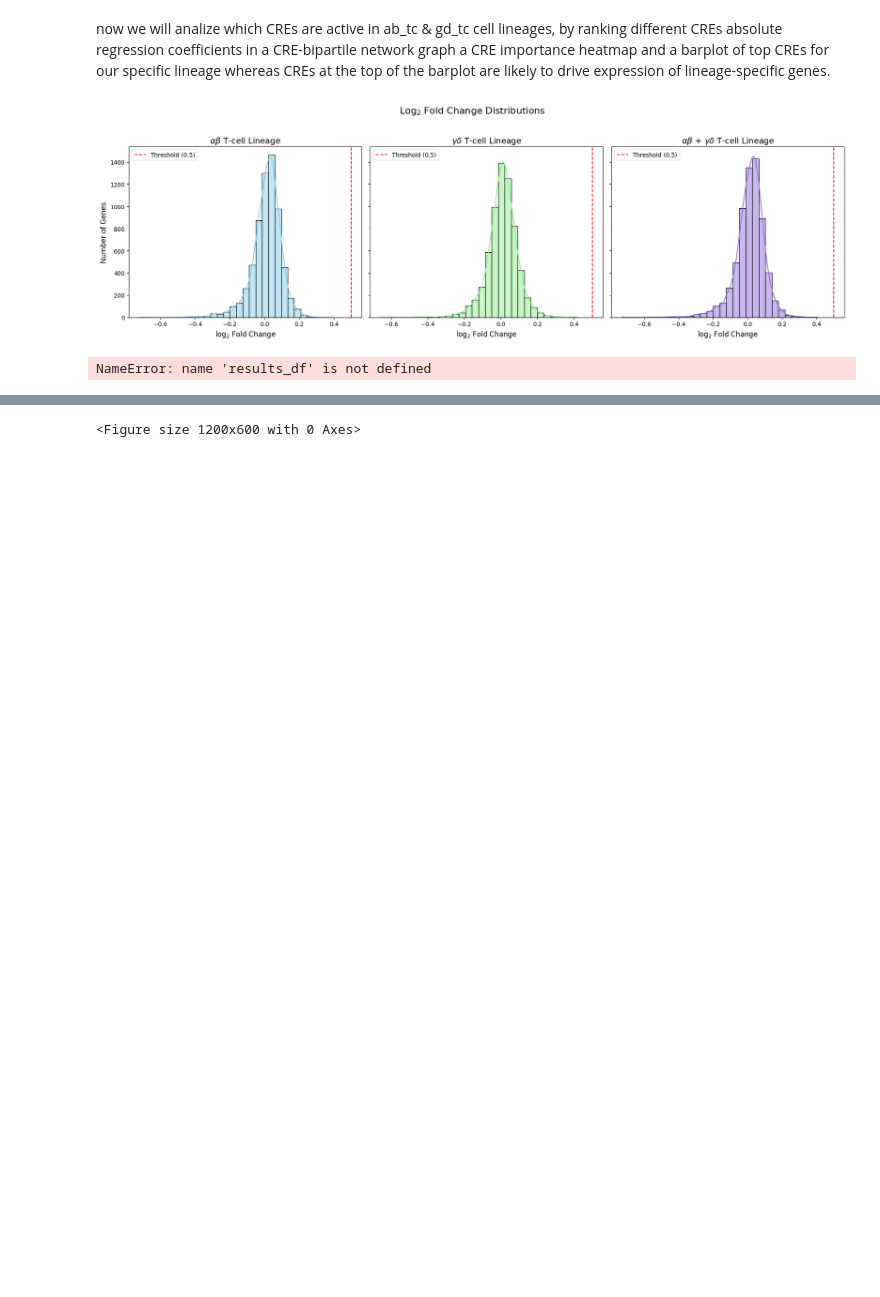
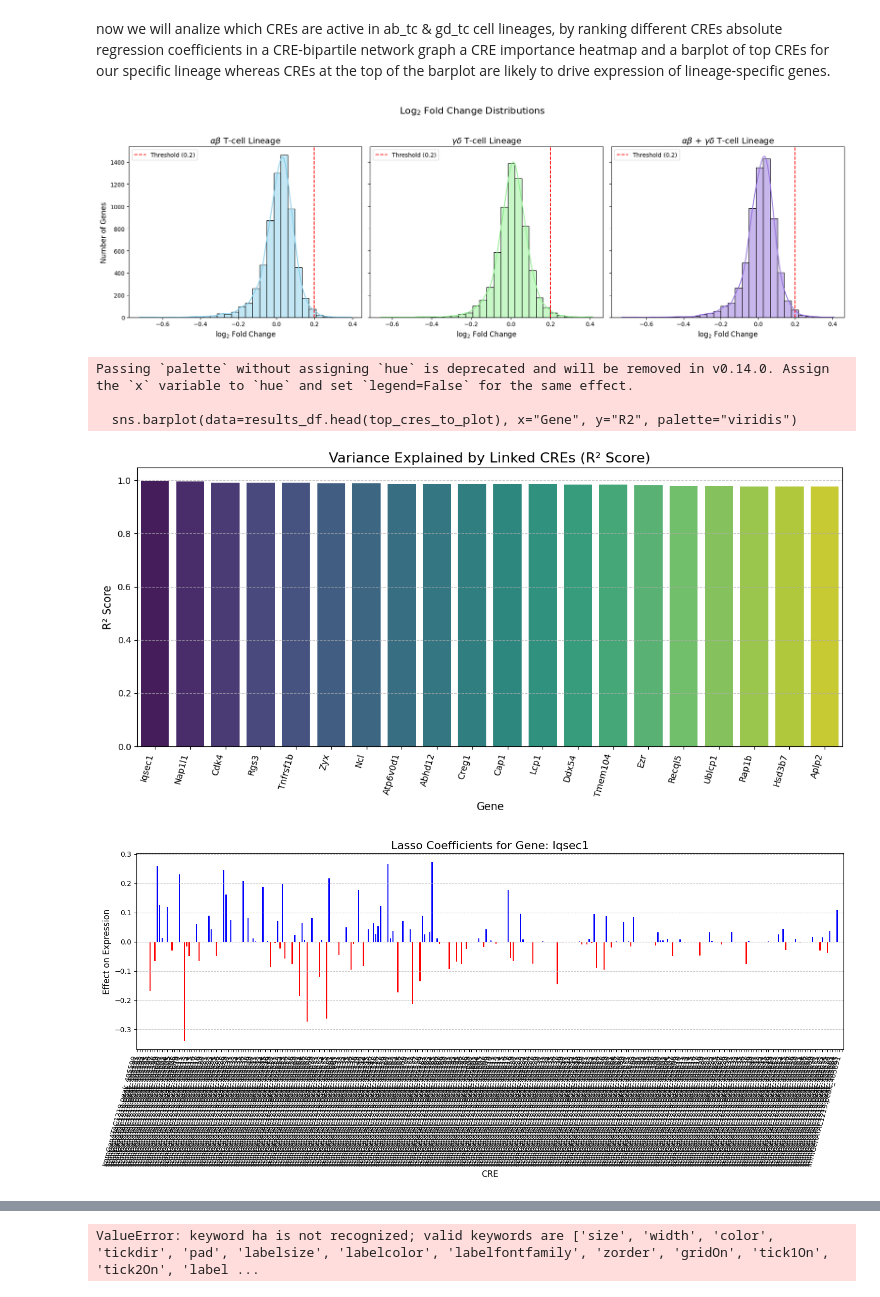
Before and after one commit to Topic2-Gene-Regulation-Immune-Cells/abT-gdT-cells-Team3, a Jupyter notebook: regression 1.ipynb, the cells around one changed output, grey strips where cells are left out. Saved outputs shown, nothing was run; the diff lists cells and outputs as text; code cells hidden in the pictures; blank space fills up the shorter version.

Commit message:
regression analysis redefinition of all variables

```diff
--- a/regression 1.ipynb
+++ b/regression 1.ipynb
@@ -320,7 +324,7 @@ importlib.reload(functions)
 functions.set_user('Helen')
 data = functions.call_data_clean(p_threshold=1.3)
 
-logfc2_threshold = 0.5
+logfc2_threshold = 0.2
 top_cres_to_plot = 20
 epsi = 1e-3
 
@@ -456,32 +460,36 @@ if not results_df.empty:
     plt.grid(axis='y', linestyle='--', alpha=0.7)
     plt.tight_layout()
     plt.show()
 
 # Top CREs Regulating Lineage-Specific Genes
 fig, axs = plt.subplots(1, 3, figsize=(20, 7), sharey=True)
 cre_plot_configs = [
     (cre_impact_series_ab, r"$\alpha\beta$ T-cell Specific Genes", 'skyblue'),
     (cre_impact_series_gd, r"$\gamma\delta$ T-cell Specific Genes", 'lightgreen'),
     (cre_impact_series_abgd, r"$\alpha\beta$ + $\gamma\delta$ T-cell Specific Genes", 'mediumpurple')
 ]
 for i, (plot_data, title, color) in enumerate(cre_plot_configs):
     ax = axs[i]
     plot_series = plot_data.head(top_cres_to_plot)
     if not plot_series.empty:
         plot_series.plot(kind='bar', color=color, ax=ax, edgecolor='black')
         ax.set_title(f"Top CREs for {title}", fontsize=14)
         ax.set_xlabel("Cis-Regulatory Element", fontsize=12)
         if i == 0: ax.set_ylabel("Cumulative Absolute Coefficient", fontsize=12)
         ax.tick_params(axis='x', rotation=75, ha='right', fontsize=10)
         ax.grid(axis='y', linestyle='--', alpha=0.7)
     else:
         ax.set_title(f"Top CREs for {title}", fontsize=14)
         ax.text(0.5, 0.5, "No data", ha='center', va='center', transform=ax.transAxes, fontsize=12)
         ax.set_xlabel("Cis-Regulatory Element", fontsize=12)
 
 plt.suptitle("Top Cis-Regulatory Elements (CREs) Regulating Lineage-Specific Genes", fontsize=16)
 plt.tight_layout(rect=[0, 0.03, 1, 0.95])
 plt.show()
 # %% [output]
-[figure, old version]
+[figure, new version]
-NameError: name 'results_df' is not defined
+Passing `palette` without assigning `hue` is deprecated and will be removed in v0.14.0. Assign the `x` variable to `hue` and set `legend=False` for the same effect.
+
+  sns.barplot(data=results_df.head(top_cres_to_plot), x="Gene", y="R2", palette="viridis")
+[figure, added]
+[figure, added]
@@ -488 +497 @@ NameError: name 'results_df' is not defined
-<Figure size 1200x600 with 0 Axes>
+ValueError: keyword ha is not recognized; valid keywords are ['size', 'width', 'color', 'tickdir', 'pad', 'labelsize', 'labelcolor', 'labelfontfamily', 'zorder', 'gridOn', 'tick1On', 'tick2On', 'label ...
```
Also changed, not shown: parts of 10 cells of this notebook.
